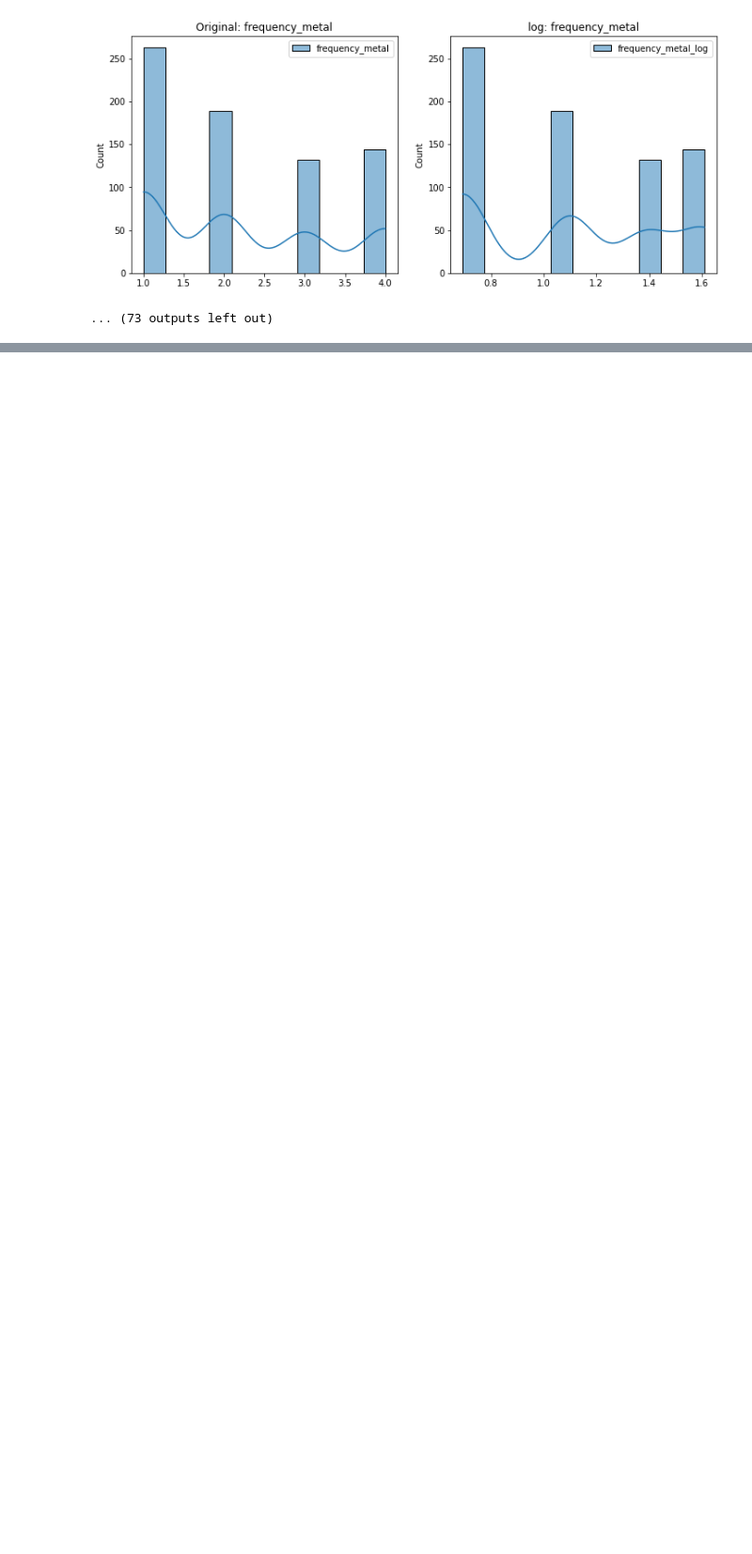
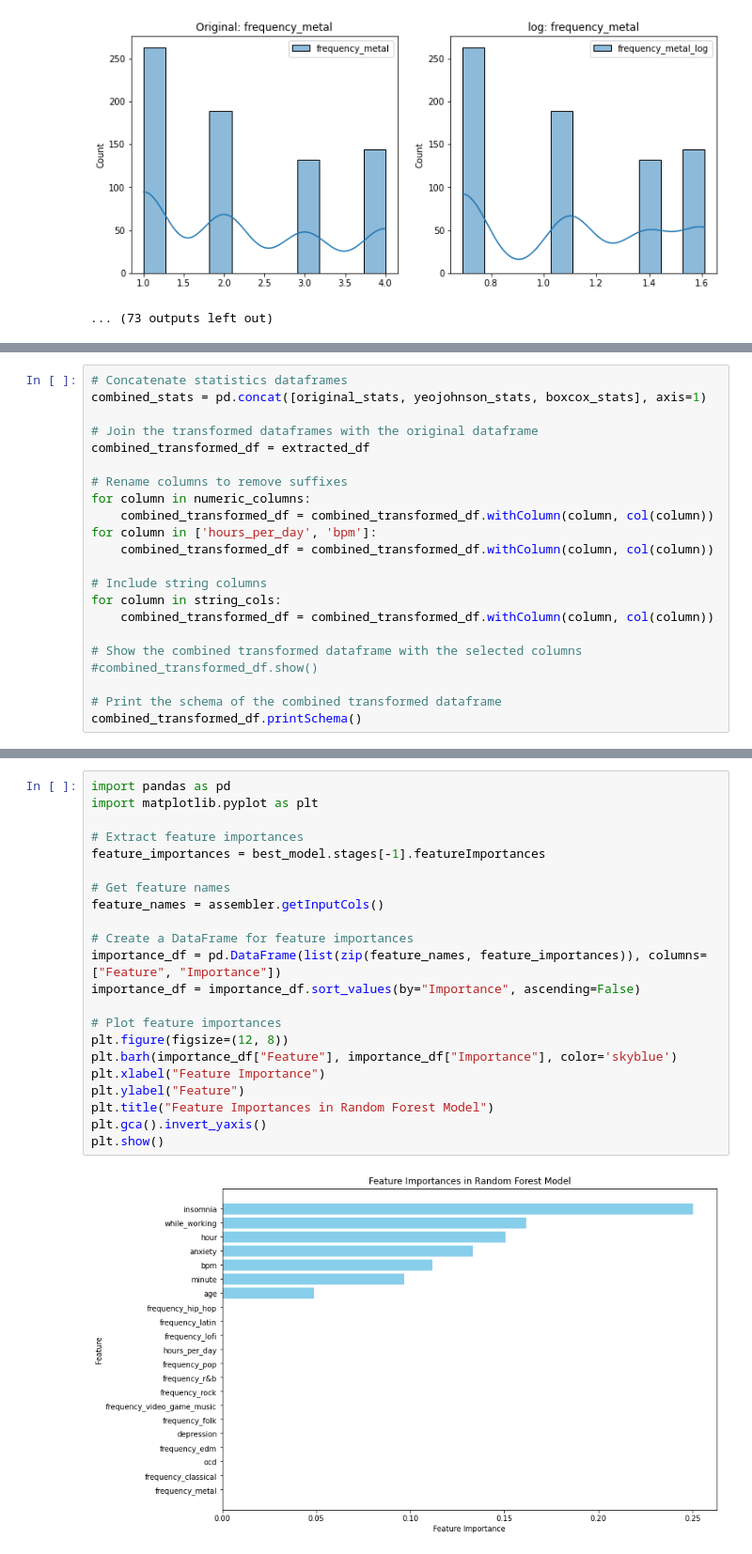
Before and after one commit to litahry/a4, a Jupyter notebook: Pt4.ipynb, the cells around one changed output, grey strips where cells are left out. Shown at 94% size. Drawn from its saved outputs; the diff is of its cells as text; blank space fills up the shorter version.

```diff
--- a/Pt4.ipynb
+++ b/Pt4.ipynb
@@ -777,0 +551,22 @@ ConnectionRefusedError: [Errno 111] Connection refused
+# %%
+# Concatenate statistics dataframes
+combined_stats = pd.concat([original_stats, yeojohnson_stats, boxcox_stats], axis=1)
+
+# Join the transformed dataframes with the original dataframe
+combined_transformed_df = extracted_df
+
+# Rename columns to remove suffixes
+for column in numeric_columns:
+    combined_transformed_df = combined_transformed_df.withColumn(column, col(column))
+for column in ['hours_per_day', 'bpm']:
+    combined_transformed_df = combined_transformed_df.withColumn(column, col(column))
+
+# Include string columns
+for column in string_cols:
+    combined_transformed_df = combined_transformed_df.withColumn(column, col(column))
+
+# Show the combined transformed dataframe with the selected columns
+#combined_transformed_df.show()
+
+# Print the schema of the combined transformed dataframe
+combined_transformed_df.printSchema()
@@ -777,0 +706,24 @@ ConnectionRefusedError: [Errno 111] Connection refused
+# %%
+import pandas as pd
+import matplotlib.pyplot as plt
+
+# Extract feature importances
+feature_importances = best_model.stages[-1].featureImportances
+
+# Get feature names
+feature_names = assembler.getInputCols()
+
+# Create a DataFrame for feature importances
+importance_df = pd.DataFrame(list(zip(feature_names, feature_importances)), columns=["Feature", "Importance"])
+importance_df = importance_df.sort_values(by="Importance", ascending=False)
+
+# Plot feature importances
+plt.figure(figsize=(12, 8))
+plt.barh(importance_df["Feature"], importance_df["Importance"], color='skyblue')
+plt.xlabel("Feature Importance")
+plt.ylabel("Feature")
+plt.title("Feature Importances in Random Forest Model")
+plt.gca().invert_yaxis()
+plt.show()
+# %% [output]
+[figure, added]
```
Also changed, not shown: parts of 15 cells of this notebook.
